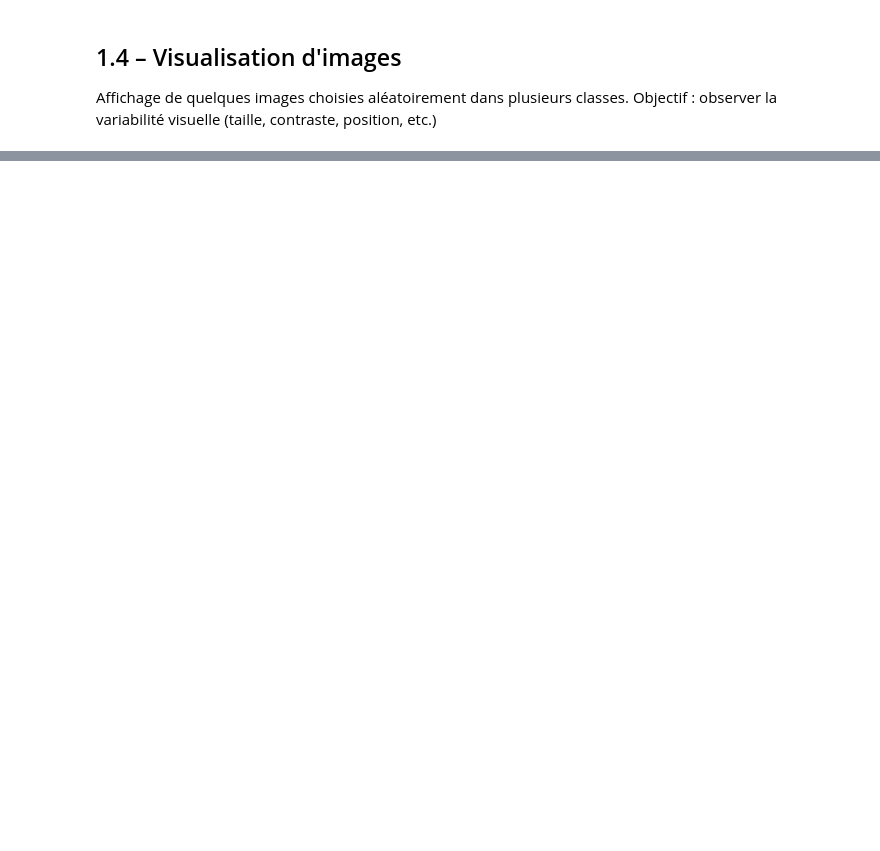
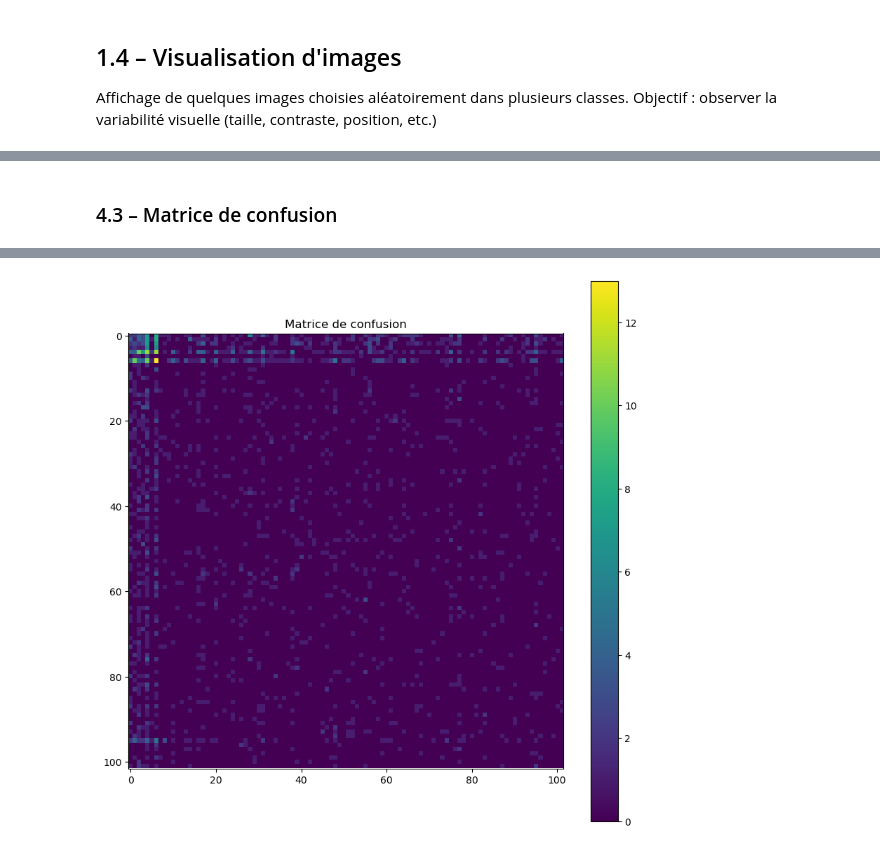
Before and after one commit to thocle03/exam_deep-learning, a Jupyter notebook: Thomas-main.ipynb, the cells around one changed output, grey strips where cells are left out. Cells and saved outputs as stored; diff of their text form; code cells hidden in the pictures; blank space fills up the shorter version.

```diff
--- a/Thomas-main.ipynb
+++ b/Thomas-main.ipynb
@@ -51,0 +234,18 @@ NameError: name 'plt' is not defined
+# %%
+model_cnn = models.Sequential([
+    layers.Conv2D(32, (3,3), activation='relu', input_shape=(IMG_SIZE, IMG_SIZE, 3)),
+    layers.MaxPooling2D(2,2),
+
+    layers.Conv2D(64, (3,3), activation='relu'),
+    layers.MaxPooling2D(2,2),
+
+    layers.Flatten(),
+    layers.Dense(128, activation='relu'),
+    layers.Dense(len(classes), activation='softmax')
+])
+
+model_cnn.compile(optimizer='adam',
+                  loss='categorical_crossentropy',
+                  metrics=['accuracy'])
+
+model_cnn.summary()
@@ -51,0 +276,6 @@ NameError: name 'plt' is not defined
+# %%
+history_cnn = model_cnn.fit(
+    train_gen,
+    validation_data=val_gen,
+    epochs=15
+)
@@ -51,0 +300,18 @@ NameError: name 'plt' is not defined
+# %% [markdown]
+### 4.3 – Matrice de confusion
+# %%
+from sklearn.metrics import confusion_matrix
+import numpy as np
+
+# Prédictions
+y_true = val_gen.classes
+y_pred = model_cnn.predict(val_gen).argmax(axis=1)
+
+cm = confusion_matrix(y_true, y_pred)
+
+plt.figure(figsize=(10,10))
+plt.imshow(cm)
+plt.title("Matrice de confusion")
+plt.colorbar()
+plt.show()
+# %% [output]
@@ -51,0 +319 @@ NameError: name 'plt' is not defined
+[figure, added]
```
Also changed, not shown: parts of 24 cells of this notebook.
